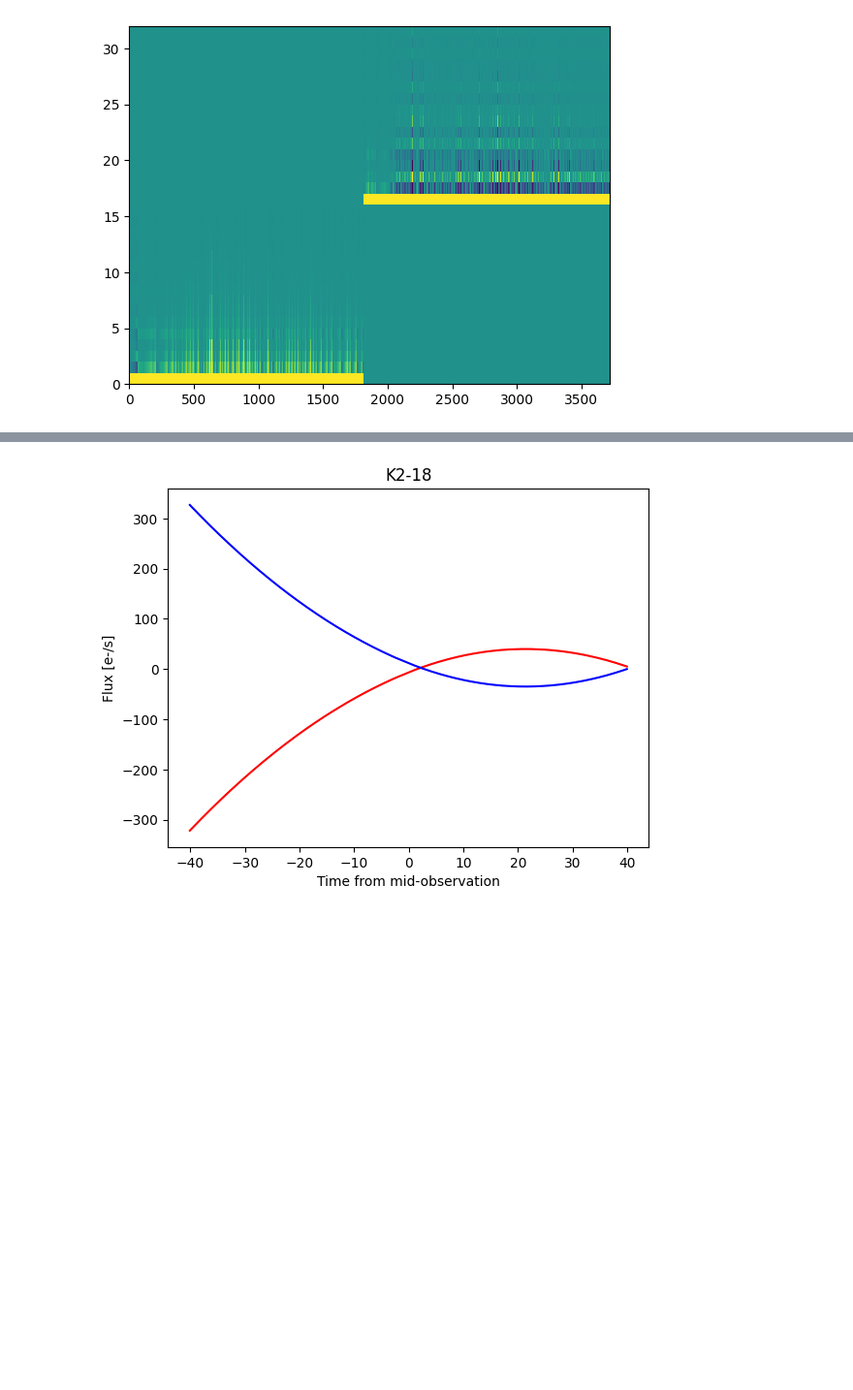
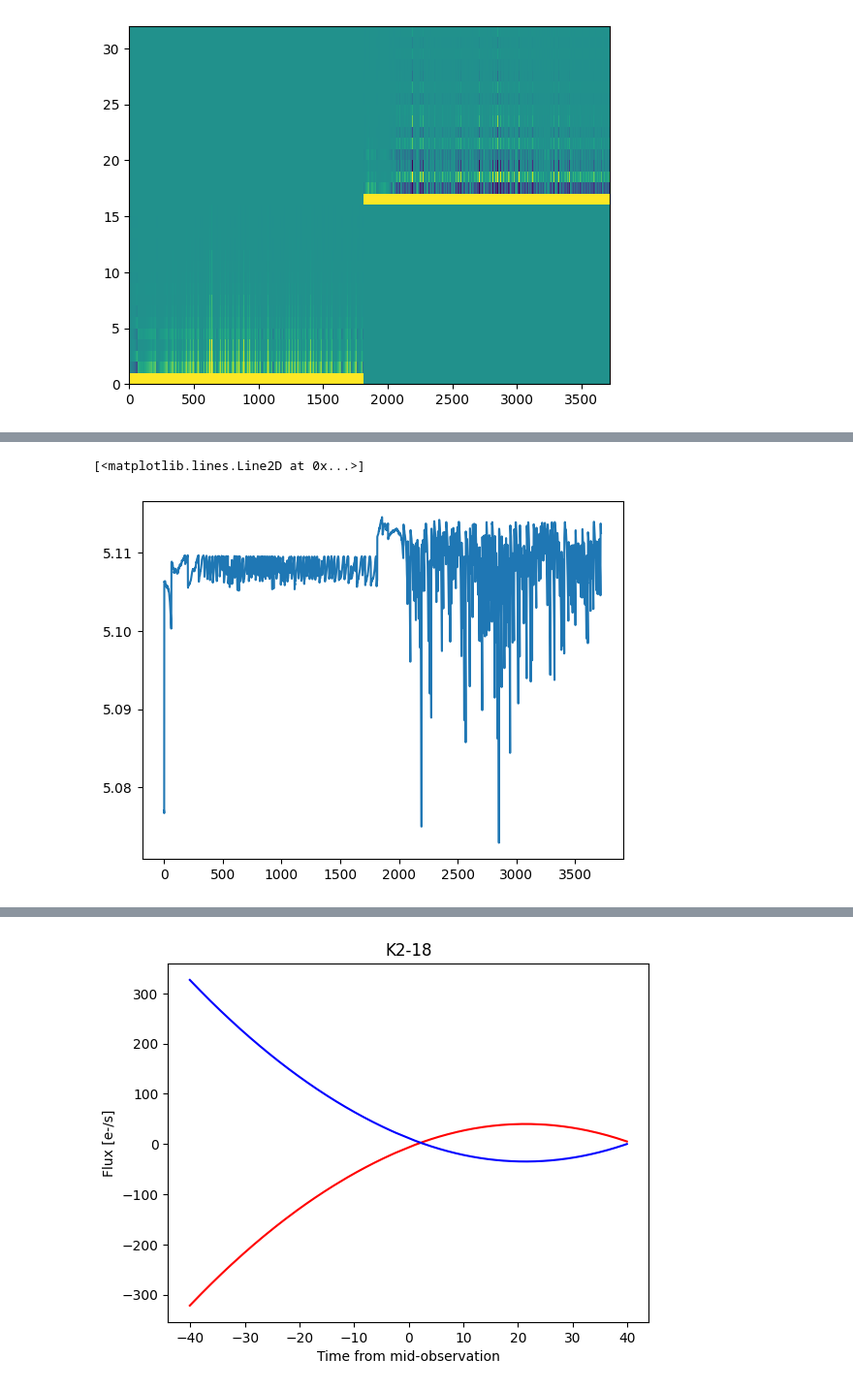
Before and after one commit to PandoraMission/lamatrix, a Jupyter notebook: docs/use-cases/fiting-K2-noise.ipynb, the cells around one changed output, grey strips where cells are left out. Shown: that part at 97% size. Drawn from its saved outputs; the diff is of its cells as text; code cells hidden in the pictures; blank space fills up the shorter version.

```diff
--- a/docs/use-cases/fiting-K2-noise.ipynb
+++ b/docs/use-cases/fiting-K2-noise.ipynb
@@ -116,5 +122,10 @@ astro = la.Spline1DGenerator(np.linspace(time.min(), time.max(), 40), x_name='t'
 model = systematics + astro
 # %%
 model.fit(c=col, r=row, t=time, data=y, errors=ye, mask=~outliers)
+# %%
+plt.plot(model[0](c=col, r=row, t=time))
+# %% [output]
+[<matplotlib.lines.Line2D at 0x...>]
+[figure, added]
 # %%
 fig, ax = plt.subplots()
```
Also changed, not shown: parts of 5 cells of this notebook, 1 other file.
